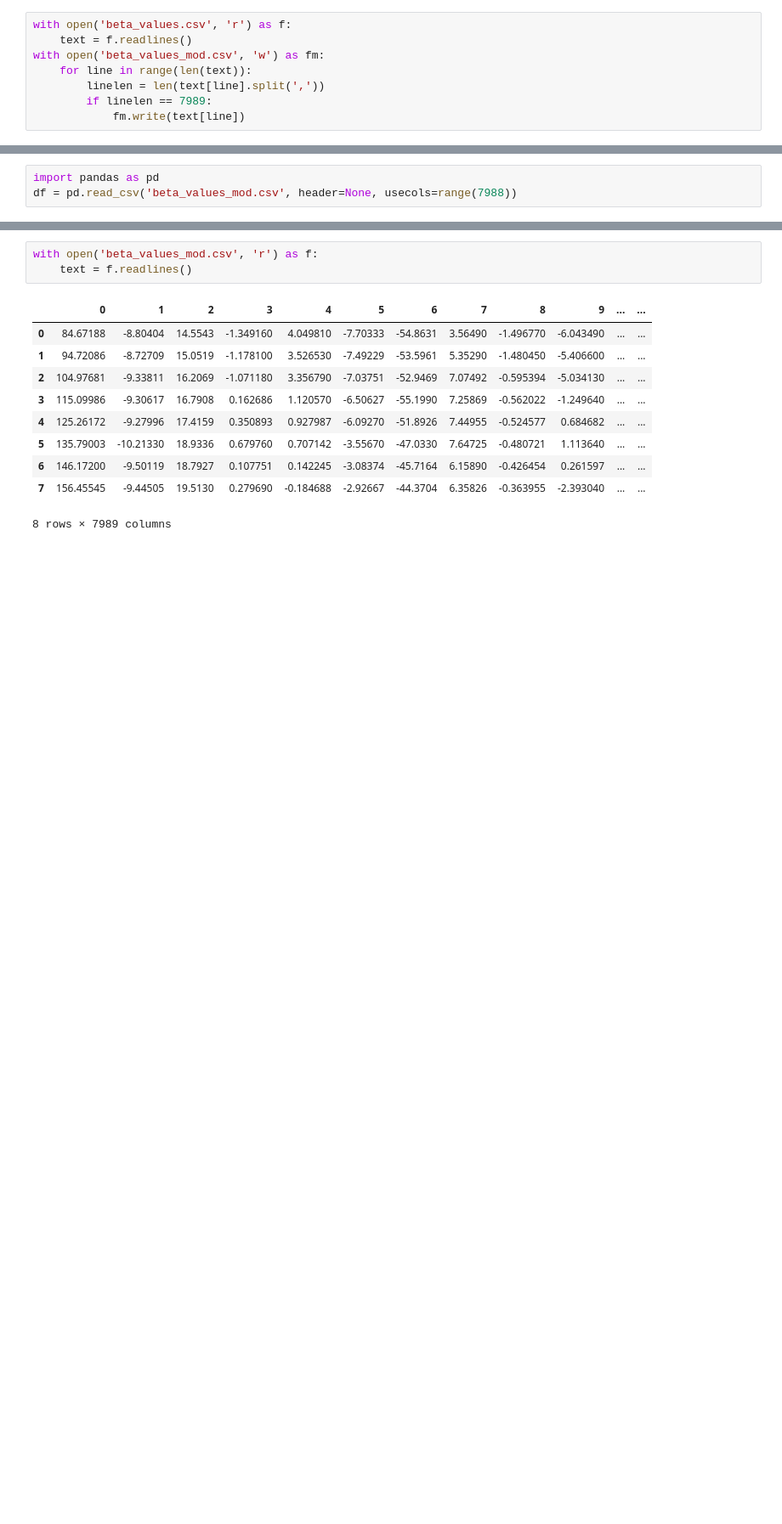
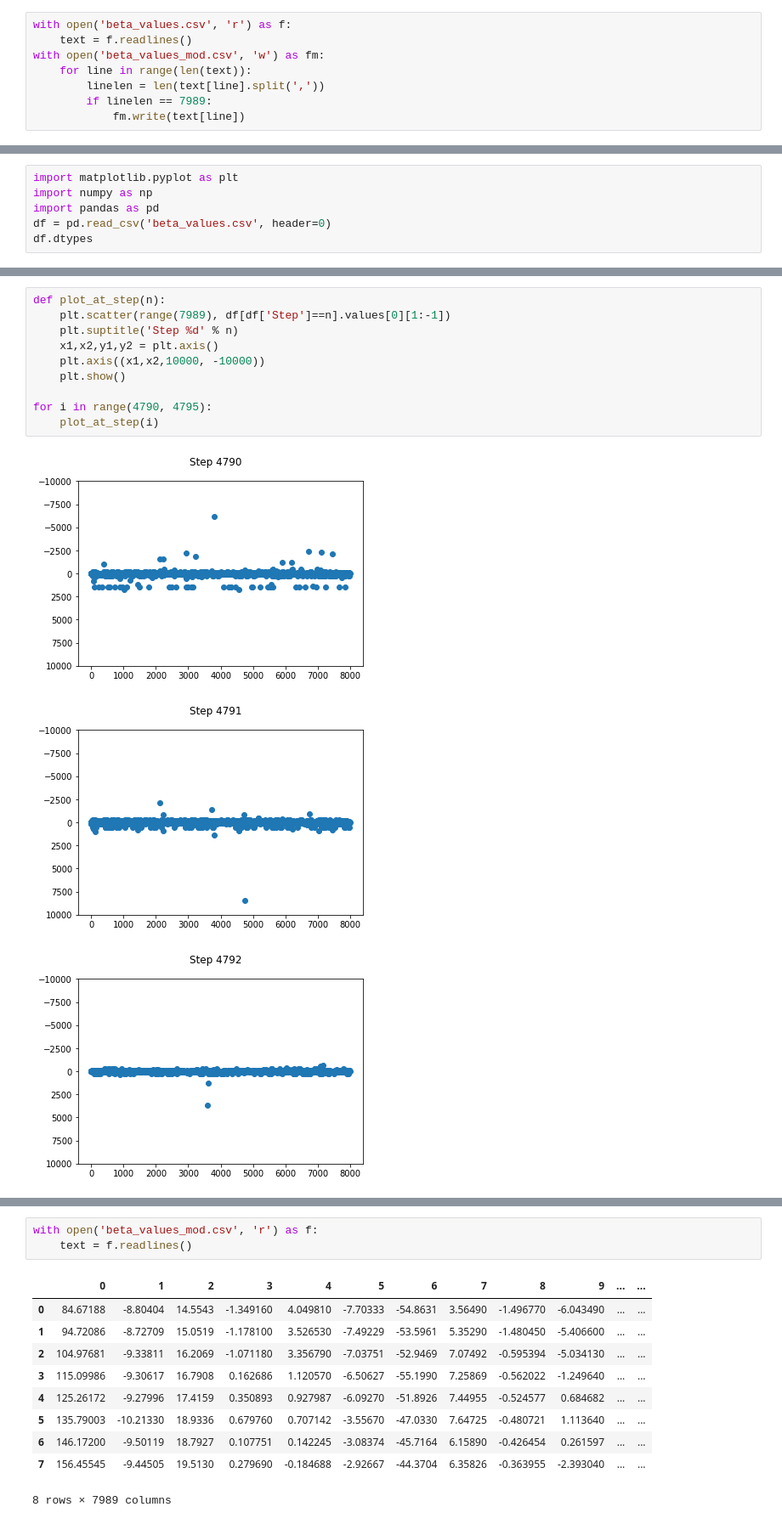
Before and after one commit to ikorotkin/gromacs_fhmd, a Jupyter notebook: gmx_files/approximately_8k_atoms_from_64k_atoms/Atom View.ipynb, the cells around one changed output, grey strips where cells are left out. Shown at 85% size. Drawn from its saved outputs; the diff is of its cells as text; blank space fills up the shorter version.

```diff
--- a/gmx_files/approximately_8k_atoms_from_64k_atoms/Atom View.ipynb
+++ b/gmx_files/approximately_8k_atoms_from_64k_atoms/Atom View.ipynb
@@ -9,3 +14,6 @@ with open('beta_values_mod.csv', 'w') as fm:
 # %%
+import matplotlib.pyplot as plt
+import numpy as np
 import pandas as pd
-df = pd.read_csv('beta_values_mod.csv', header=None, usecols=range(7988))
+df = pd.read_csv('beta_values.csv', header=0)
+df.dtypes
@@ -11,0 +67,14 @@ df = pd.read_csv('beta_values_mod.csv', header=None, usecols=range(7988))
+# %%
+def plot_at_step(n):
+    plt.scatter(range(7989), df[df['Step']==n].values[0][1:-1])
+    plt.suptitle('Step %d' % n)
+    x1,x2,y1,y2 = plt.axis()
+    plt.axis((x1,x2,10000, -10000))
+    plt.show()
+
+for i in range(4790, 4795):
+    plot_at_step(i)
+# %% [output]
+[figure, added]
+[figure, added]
+[figure, added]
```
Also changed, not shown: parts of 6 cells of this notebook, 17 other files.
